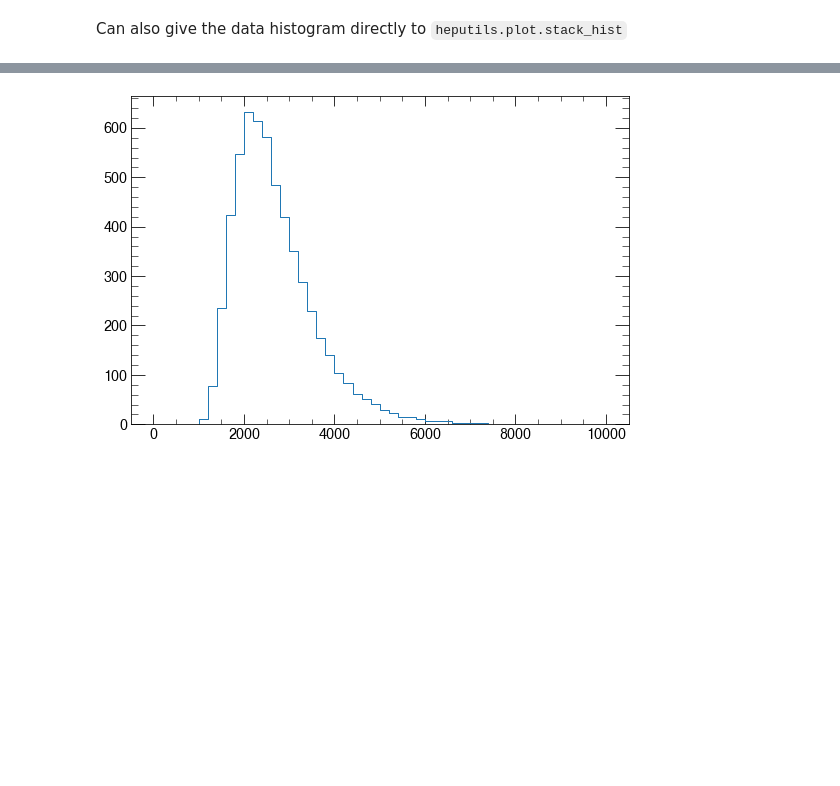
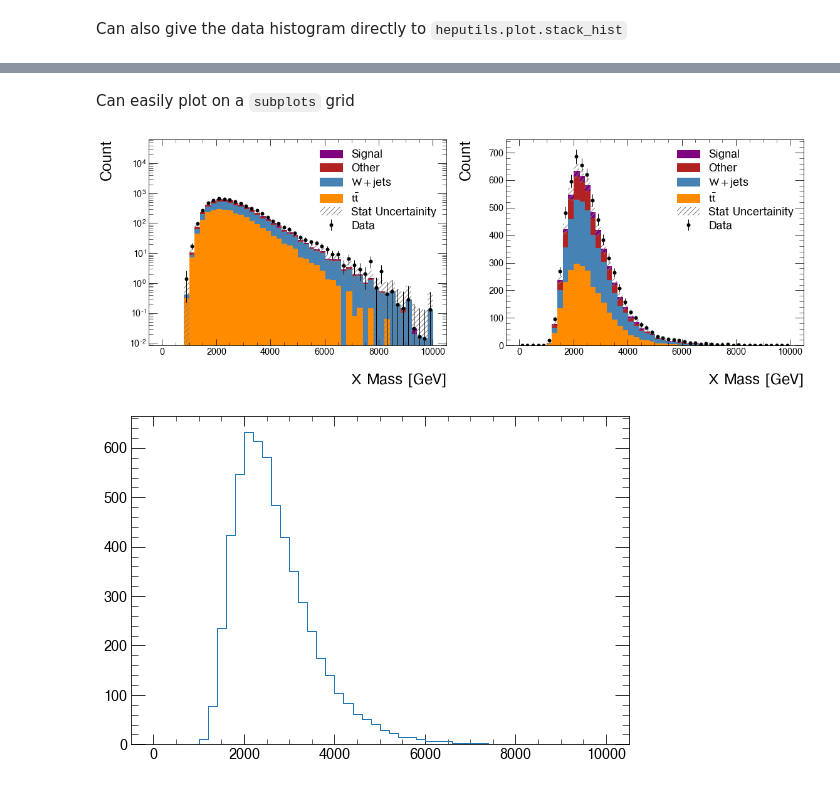
Before and after one commit to matthewfeickert/heputils, a Jupyter notebook: examples/dev-example.ipynb, the cells around one changed output, grey strips where cells are left out. Drawn from its saved outputs; the diff is of its cells as text; code cells hidden in the pictures; blank space fills up the shorter version.

```diff
--- a/examples/dev-example.ipynb
+++ b/examples/dev-example.ipynb
@@ -64 +53,29 @@ ax.figure
+# %% [markdown]
+Can easily plot on a `subplots` grid
+# %%
+import matplotlib.pyplot as plt
+
+fig, axs = plt.subplots(1, 2, figsize=(2.1 * 8.75, 5.92))
+
+axs[0] = heputils.plot.stack_hist(
+    simulation_hists,
+    labels=labels,
+    color=colormap,
+    xlabel=r"$X$ Mass [GeV]",
+    ylabel="Count",
+    data_hist=data_hist,
+    ax=axs[0],
+)
+axs[1] = heputils.plot.stack_hist(
+    simulation_hists,
+    labels=labels,
+    color=colormap,
+    xlabel=r"$X$ Mass [GeV]",
+    ylabel="Count",
+    data_hist=data_hist,
+    logy=False,
+    ax=axs[1],
+)
+# %% [output]
+[figure, added]
 # %%
```
Also changed, not shown: parts of 7 cells of this notebook.
